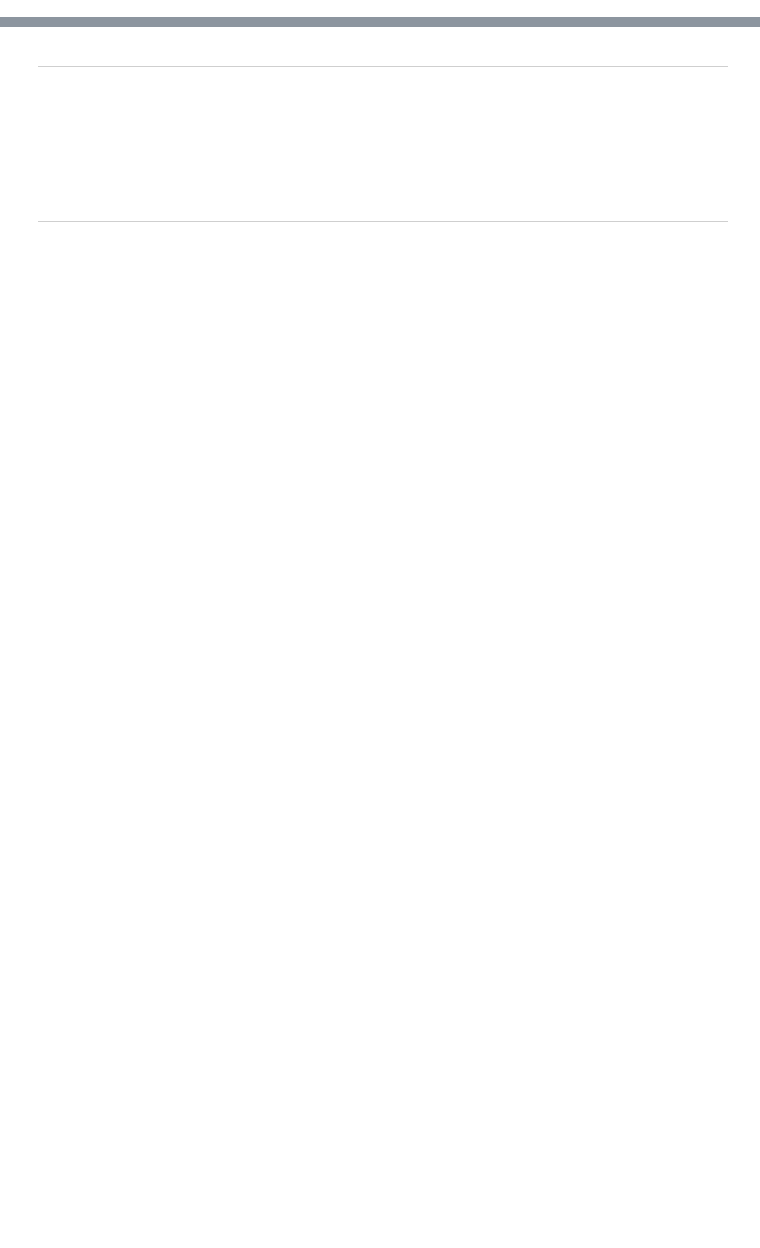
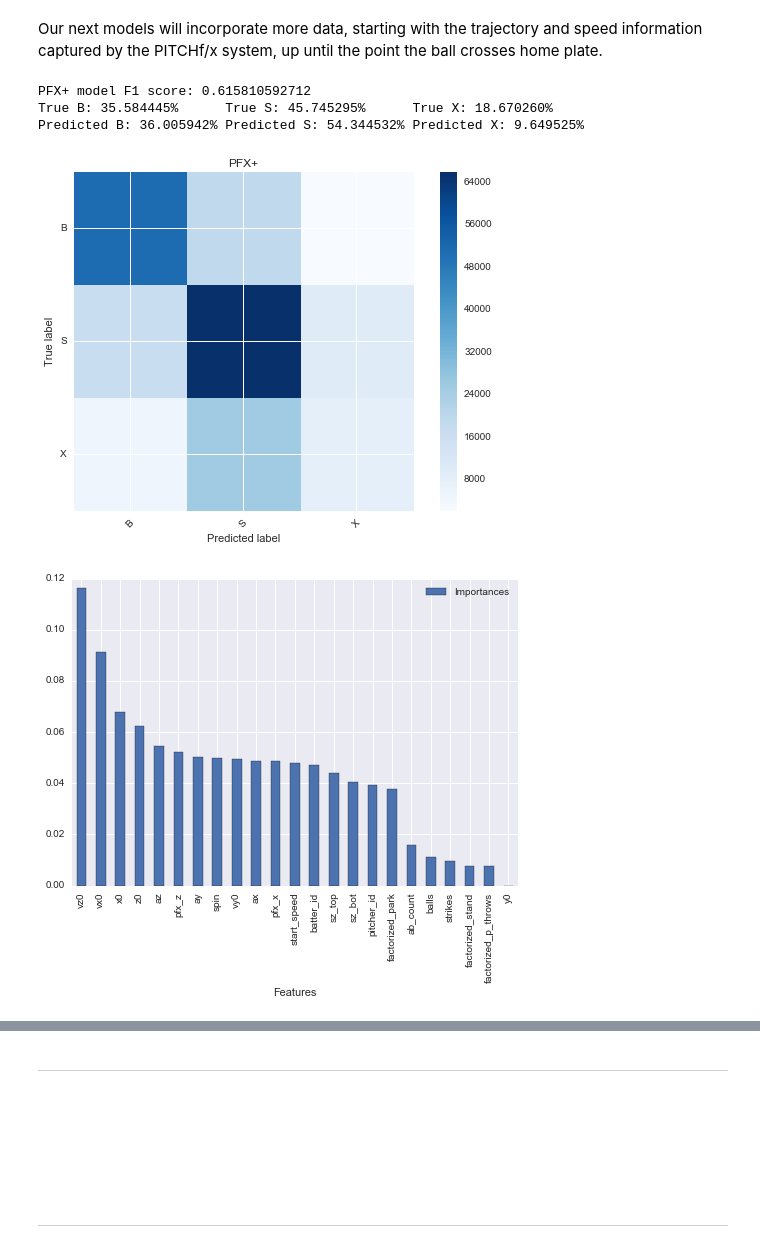
Before and after one commit to swizzard/GA-DAT-38-HW, a Jupyter notebook: final-project/modeling-performance/modeling-performance.ipynb, the cells around one changed output, grey strips where cells are left out. Cells and saved outputs as stored; diff of their text form; code cells hidden in the pictures; blank space fills up the shorter version.

```diff
--- a/final-project/modeling-performance/modeling-performance.ipynb
+++ b/final-project/modeling-performance/modeling-performance.ipynb
@@ -176,0 +128,12 @@ cross_val_score(mb, preds, type_b_2010, scoring='roc_auc').mean()
+# %% [markdown]
+Our next models will incorporate more data, starting with the trajectory and speed information captured by the PITCHf/x system, up until the point the ball crosses home plate.
+# %%
+pfx_cols = ['sz_top', 'sz_bot', 'spin', 'pfx_x', 'pfx_z', 'start_speed', 'vx0', 'vz0', 'vy0', 'ax', 'ay', 'az']
+pfx_plus_initial = initial_cols + pfx_cols
+pfx_plus_model, pfx_plus_preds = util.train_and_plot(RandomForestClassifier, train, test, pfx_plus_initial, 'PFX+', **m_kwargs)
+# %% [output]
+PFX+ model F1 score: 0.615810592712
+True B: 35.584445%      True S: 45.745295%      True X: 18.670260%
+Predicted B: 36.005942% Predicted S: 54.344532% Predicted X: 9.649525%
+[figure, added]
+[figure, added]
```
Also changed, not shown: parts of 79 cells of this notebook, 1 other file.
